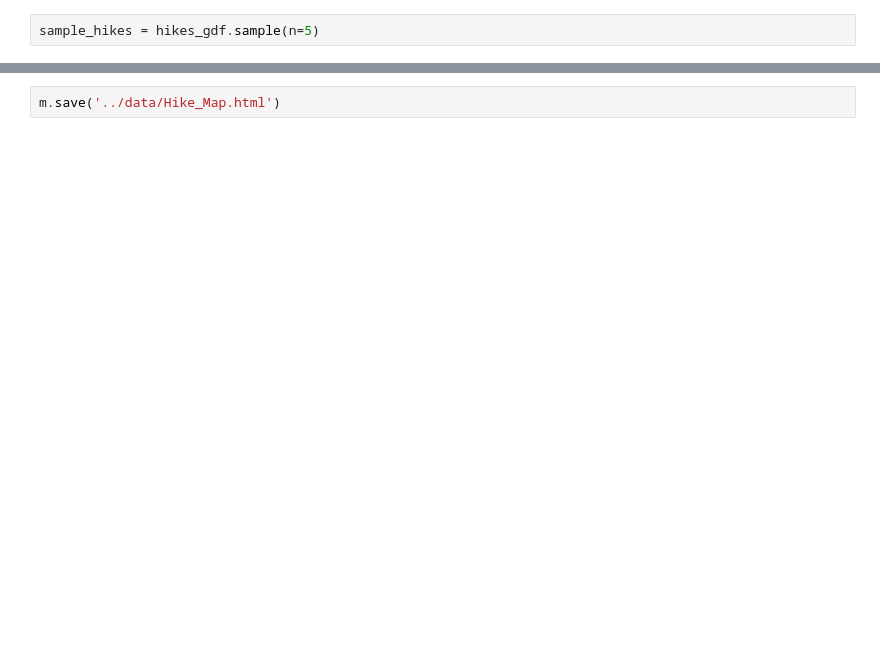
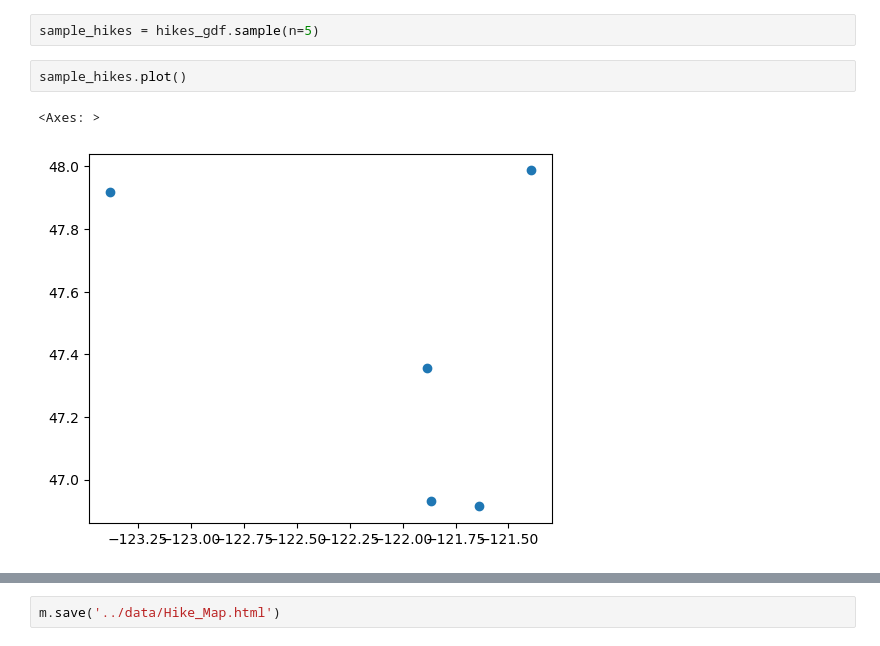
Before and after one commit to christyheaton/webmapping_with_pyscript, a Jupyter notebook: Notebooks/geopandas-example.ipynb, the cells around one changed output, grey strips where cells are left out. Cells and saved outputs as stored; diff of their text form; blank space fills up the shorter version.

```diff
--- a/Notebooks/geopandas-example.ipynb
+++ b/Notebooks/geopandas-example.ipynb
@@ -26,5 +54,10 @@ hikes_gdf.explore(tiles='CartoDB positron')
 # %%
 sample_hikes = hikes_gdf.sample(n=5)
+# %%
+sample_hikes.plot()
+# %% [output]
+<Axes: >
+[figure, added]
 # %%
 m = sample_hikes.explore(tiles='CartoDB positron', marker_kwds=dict(radius=12))
 m
```
Also changed, not shown: parts of 6 cells of this notebook.
